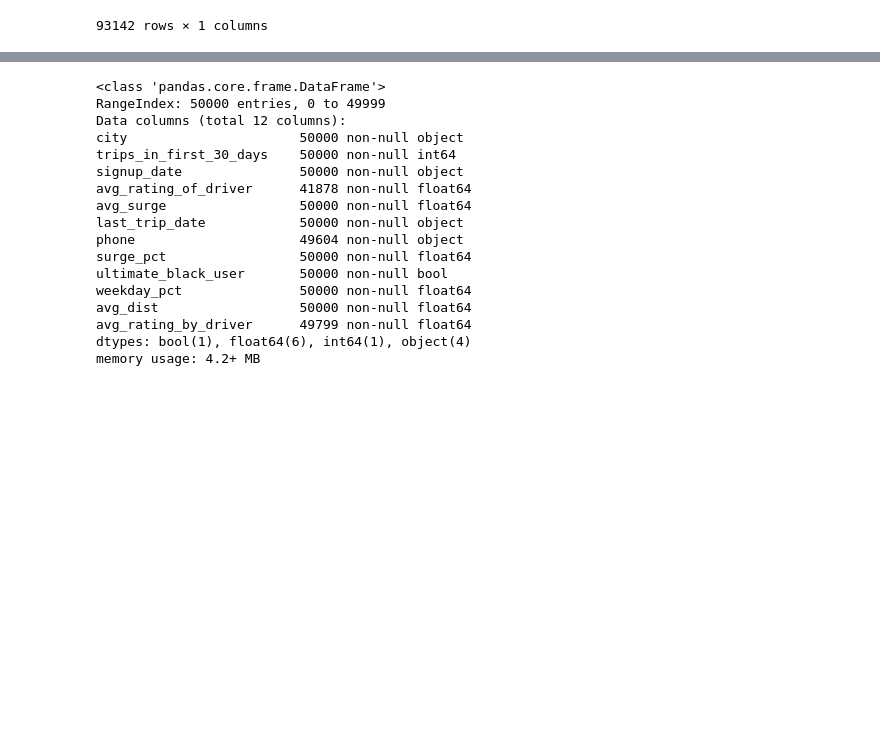
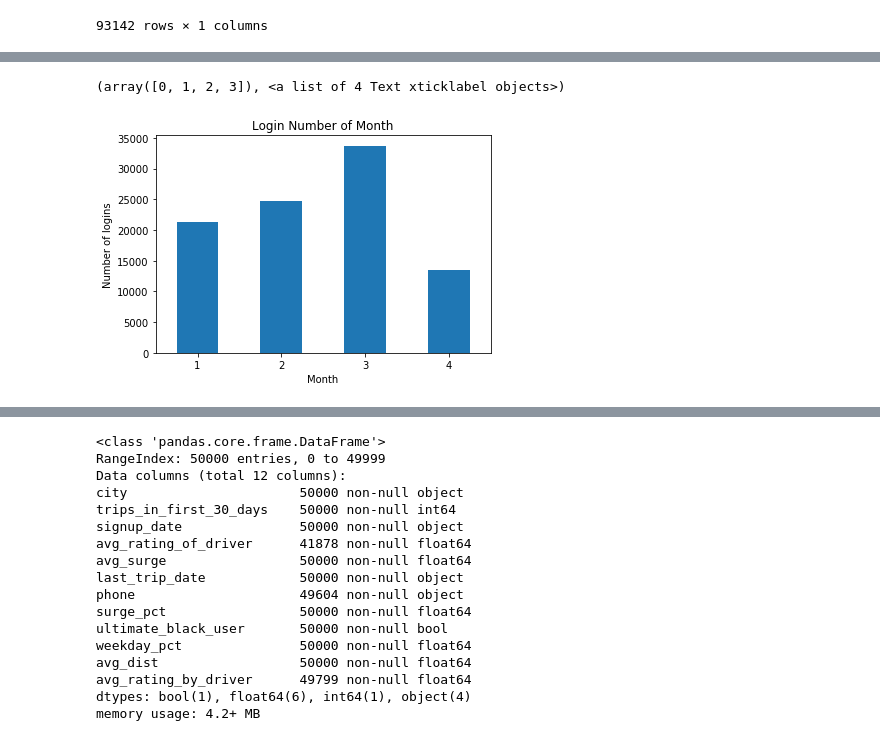
Before and after one commit to harineem1/Springboard01, a Jupyter notebook: mini-project/ultimate_challenge/Ultimate Challenge.ipynb, the cells around one changed output, grey strips where cells are left out. Cells and saved outputs as stored; diff of their text form; code cells hidden in the pictures; blank space fills up the shorter version.

```diff
--- a/mini-project/ultimate_challenge/Ultimate Challenge.ipynb
+++ b/mini-project/ultimate_challenge/Ultimate Challenge.ipynb
@@ -39,0 +48,4 @@ memory usage: 727.8 KB
+# %%
+# Aggregate login counts based on 15-minute time intervals
+cdf = df.resample('15T', label='right').sum()
+cdf.head()
@@ -39,0 +74,9 @@ memory usage: 727.8 KB
+# %%
+# There was 9788 records but count 9381 non -null indicating there are null values in count column
+# to fill the missing value with 0
+cdf =cdf.fillna(0)
+# %%
+# Exstract features from the dataset
+cdf['time'] = pd.to_datetime(cdf.index)
+
+print(type(cdf.time[0]))
@@ -39,0 +85,7 @@ memory usage: 727.8 KB
+# %%
+cdf['month'] = cdf.time.dt.month
+#cdf['day'] = cdf.time.dt.day
+cdf['hour'] = cdf.time.dt.hour
+cdf['week'] = cdf.time.dt.week
+#cdf['weekday'] = cdf.time.dt.weekday
+cdf.head()
@@ -39,0 +100,10 @@ memory usage: 727.8 KB
+# %%
+# Group by month and plot them
+cdf.groupby('month')['count'].sum().plot(kind='bar')
+plt.title("Login Number of Month")
+plt.xlabel("Month")
+plt.ylabel("Number of logins")
+plt.xticks(rotation=0)
+# %% [output]
+(array([0, 1, 2, 3]), <a list of 4 Text xticklabel objects>)
+[figure, added]
```
Also changed, not shown: parts of 40 cells of this notebook, 3 other files.
